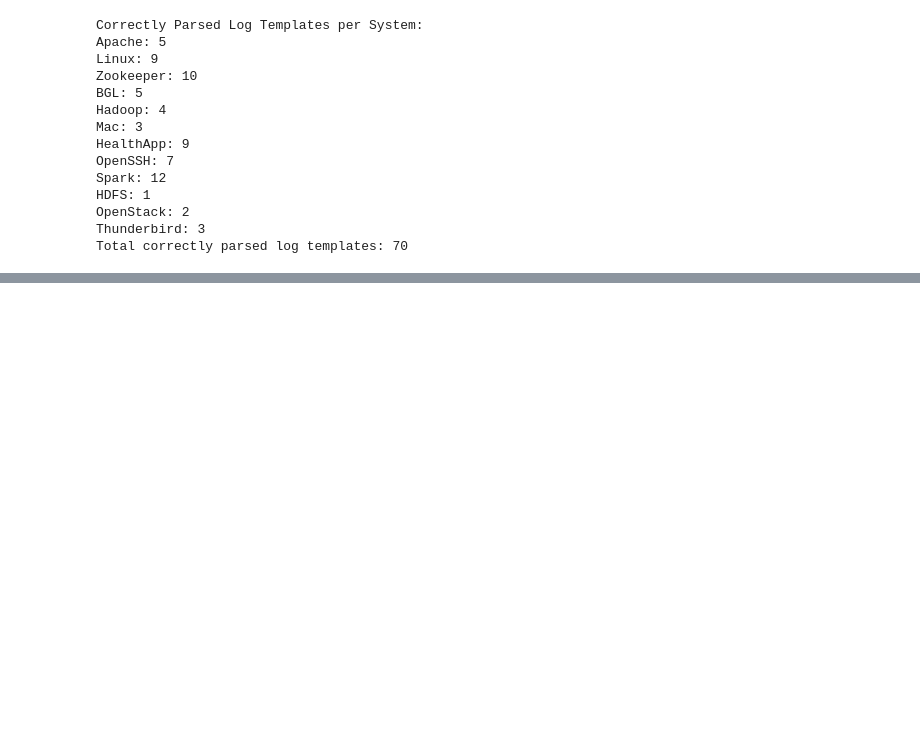
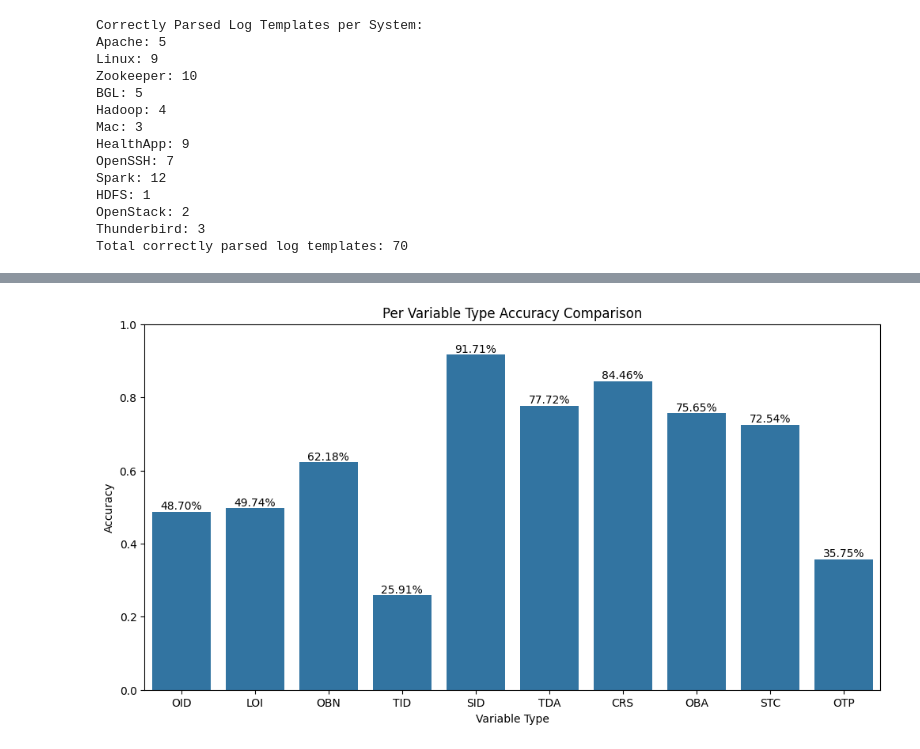
Before and after one commit to navneetsharma13/semantic_log_parsing, a Jupyter notebook: src/semantic_log_parsing.ipynb, the cells around one changed output, grey strips where cells are left out. Saved outputs shown, nothing was run; the diff lists cells and outputs as text; code cells hidden in the pictures; blank space fills up the shorter version.

```diff
--- a/src/semantic_log_parsing.ipynb
+++ b/src/semantic_log_parsing.ipynb
@@ -391,19 +394,21 @@ for idx in range(min_length):
 overall_log_accuracy = sum(log_message_accuracies) / len(log_message_accuracies)
 print(f"Overall Log Message Accuracy: {overall_log_accuracy * 100:.2f}%")
 
-# 2. Evaluation Per Variable Type (Precision, Recall, F1 Score for each variable type)
+# 2. Evaluation Per Variable Type (Precision, Recall, F1 Score, and Accuracy for each variable type)
 variable_types = ['OID', 'LOI', 'OBN', 'TID', 'SID', 'TDA', 'CRS', 'OBA', 'STC', 'OTP']
 precision_scores = {}
 recall_scores = {}
 f1_scores = {}
+accuracy_scores = {}
 
 for var in variable_types:
     y_true = ground_truth_df[var]
     y_pred = processed_df[var]
 
-    precision_scores[var] = precision_score(y_true, y_pred, average='binary', zero_division=0)
-    recall_scores[var] = recall_score(y_true, y_pred, average='binary', zero_division=0)
-    f1_scores[var] = f1_score(y_true, y_pred, average='binary', zero_division=0)
+    precision_scores[var] = precision_score(y_true, y_pred, average='weighted', zero_division=0)
+    recall_scores[var] = recall_score(y_true, y_pred, average='weighted', zero_division=0)
+    f1_scores[var] = f1_score(y_true, y_pred, average='weighted', zero_division=0)
+    accuracy_scores[var] = accuracy_score(y_true, y_pred)
 
 # Print Per Variable Type Metrics
 print("\nEvaluation Per Variable Type:")
@@ -412,6 +417,7 @@ for var in variable_types:
     print(f"  Precision: {precision_scores[var] * 100:.2f}%")
     print(f"  Recall: {recall_scores[var] * 100:.2f}%")
     print(f"  F1 Score: {f1_scores[var] * 100:.2f}%")
+    print(f"  Accuracy: {accuracy_scores[var] * 100:.2f}%")
 
 # 3. Overall Evaluation for All Variables
 ground_truth_flat = ground_truth_df[variable_types].values.flatten()
@@ -420,11 +426,14 @@ processed_flat = processed_df[variable_types].values.flatten()
 overall_precision = precision_score(ground_truth_flat, processed_flat, average='weighted', zero_division=0)
 overall_recall = recall_score(ground_truth_flat, processed_flat, average='weighted', zero_division=0)
 overall_f1 = f1_score(ground_truth_flat, processed_flat, average='weighted', zero_division=0)
+overall_accuracy = accuracy_score(ground_truth_flat, processed_flat)
 
 # Print Overall Metrics
 print("\nOverall Evaluation for All Variables:")
 print(f"Overall Precision: {overall_precision * 100:.2f}%")
 print(f"Overall Recall: {overall_recall * 100:.2f}%")
 print(f"Overall F1 Score: {overall_f1 * 100:.2f}%")
+
+print(f"Overall Accuracy: {overall_accuracy * 100:.2f}%")
 # %% [output]
 Overall Log Message Accuracy: 62.44%
@@ -431,0 +467,18 @@ ValueError: Target is multiclass but average='binary'. Please choose another ave
+# %%
+# 2. Per Variable Type Accuracy Comparison with Data Labels
+plt.figure(figsize=(12, 6))
+ax = sns.barplot(x=list(accuracy_scores.keys()), y=list(accuracy_scores.values()))
+
+# Add data labels on each bar
+for p in ax.patches:
+    ax.annotate(f'{p.get_height() * 100:.2f}%',
+                (p.get_x() + p.get_width() / 2, p.get_height()),
+                ha='center', va='bottom', fontsize=10, color='black')
+
+plt.title('Per Variable Type Accuracy Comparison')
+plt.xlabel('Variable Type')
+plt.ylabel('Accuracy')
+plt.ylim(0, 1)
+plt.show()
+# %% [output]
+[figure, added]
```
Also changed, not shown: parts of 8 cells of this notebook, 2 other files.
